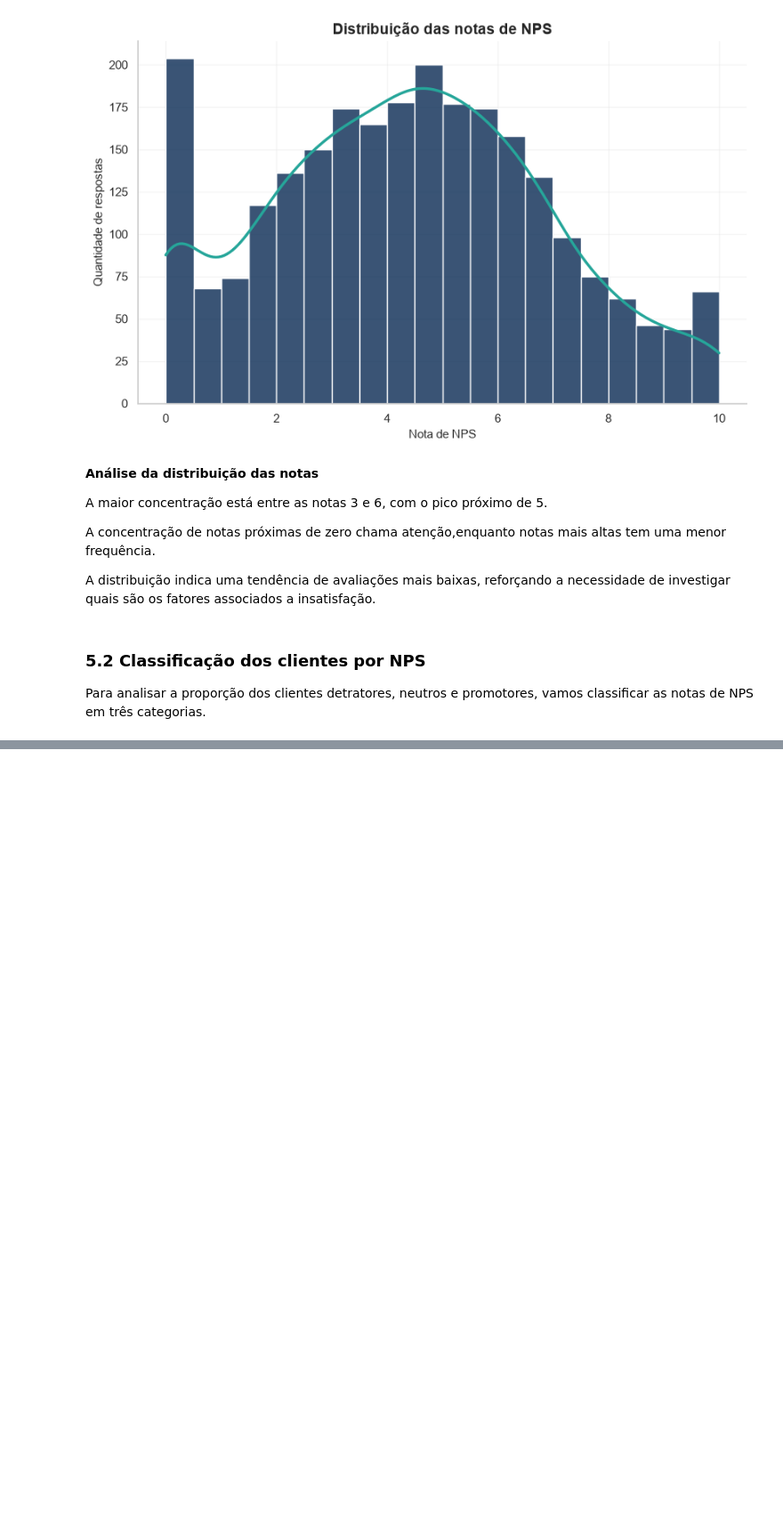
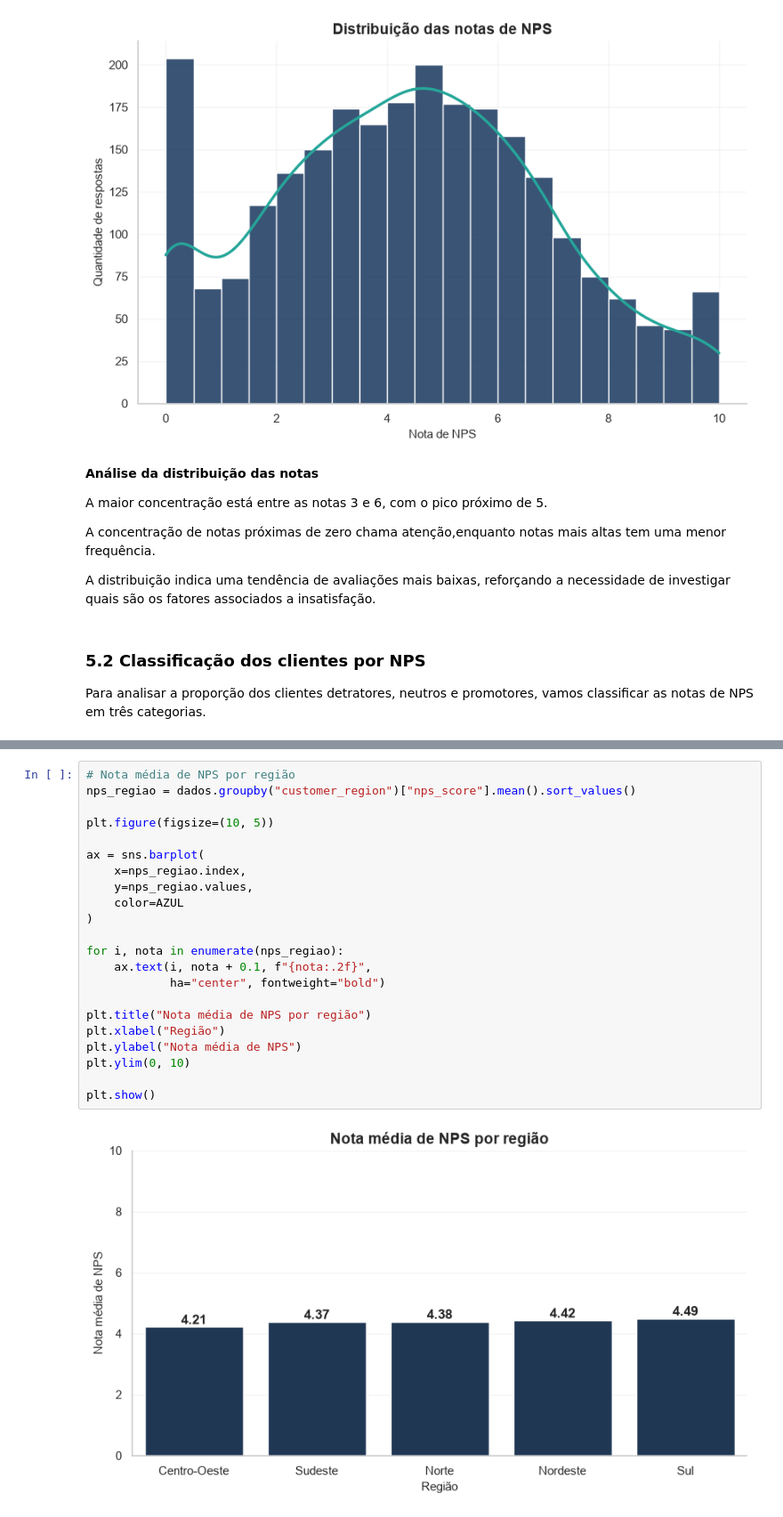
Before and after one commit to CelioRodrigues/analise-nps, a Jupyter notebook: notebooks/01_analise_exploratoria.ipynb, the cells around one changed output, grey strips where cells are left out. Shown at 89% size. Cells and saved outputs as stored; diff of their text form; blank space fills up the shorter version.

```diff
--- a/notebooks/01_analise_exploratoria.ipynb
+++ b/notebooks/01_analise_exploratoria.ipynb
@@ -297,0 +428,24 @@ Name: count, dtype: int64
+# %%
+# Nota média de NPS por região
+nps_regiao = dados.groupby("customer_region")["nps_score"].mean().sort_values()
+
+plt.figure(figsize=(10, 5))
+
+ax = sns.barplot(
+    x=nps_regiao.index,
+    y=nps_regiao.values,
+    color=AZUL
+)
+
+for i, nota in enumerate(nps_regiao):
+    ax.text(i, nota + 0.1, f"{nota:.2f}",
+            ha="center", fontweight="bold")
+
+plt.title("Nota média de NPS por região")
+plt.xlabel("Região")
+plt.ylabel("Nota média de NPS")
+plt.ylim(0, 10)
+
+plt.show()
+# %% [output]
+[figure, added]
```
Also changed, not shown: parts of 18 cells of this notebook.
